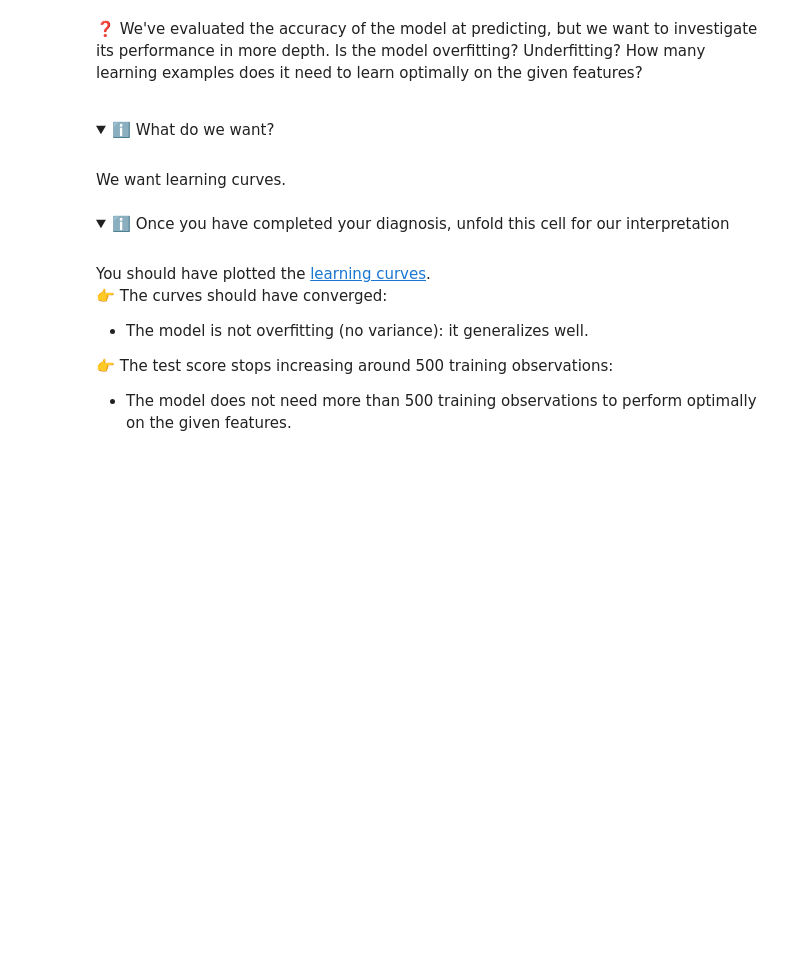
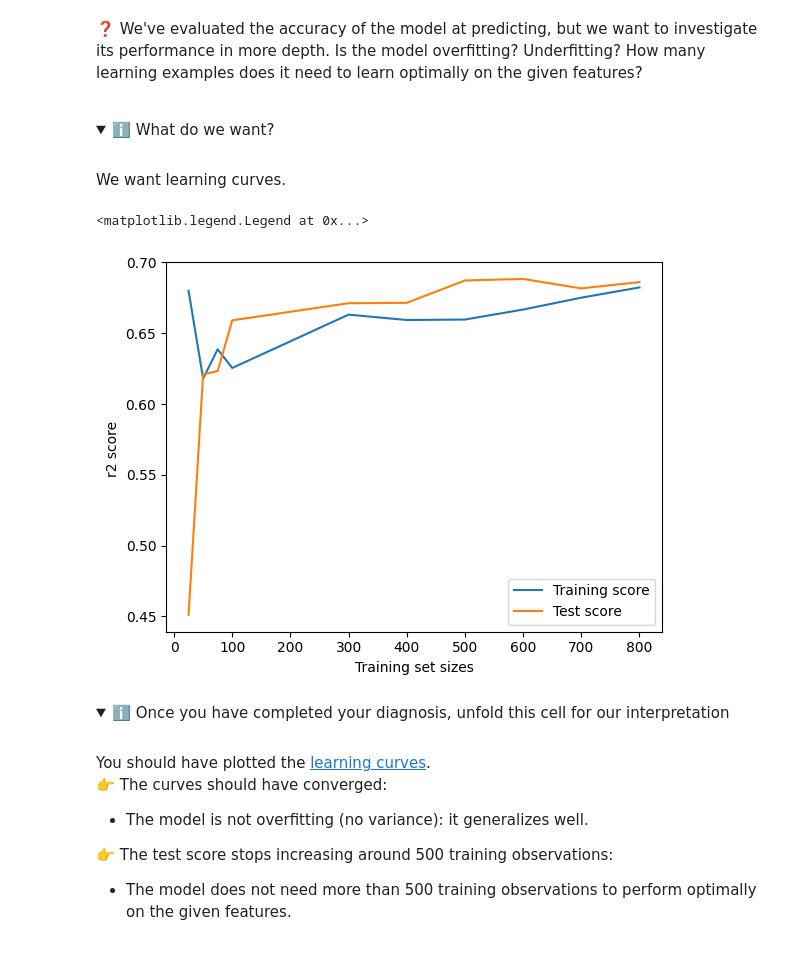
Before and after one commit to ParissaPeimaniyfard/data-logistic-regression, a Jupyter notebook: Logistic_Regression.ipynb, the cells around one changed output. Drawn from its saved outputs; the diff is of its cells as text; code cells hidden in the pictures; folded sections open; blank space fills up the shorter version.

```diff
--- a/Logistic_Regression.ipynb
+++ b/Logistic_Regression.ipynb
@@ -79,3 +112,16 @@ We want learning curves.
+# %%
+train_sizes= [25,50,75,100,300,400,500,600,700,800]
+train_sizes, train_scores, test_scores= learning_curve(estimator=LogisticRegression(), X=X, y=y, train_sizes=train_sizes,cv=20)
+train_score_mean= np.mean(train_scores, axis=1)
+test_scores_mean= np.mean(test_scores, axis=1)
+plt.plot(train_sizes, train_score_mean, label='Training score')
+plt.plot(train_sizes, test_scores_mean, label='Test score')
+plt.xlabel('Training set sizes')
+plt.ylabel('r2 score ')
+plt.legend()
+# %% [output]
+<matplotlib.legend.Legend at 0x...>
+[figure, added]
 # %% [markdown]
 
 <details>
```
Also changed, not shown: parts of 9 cells of this notebook, 1 other file.
